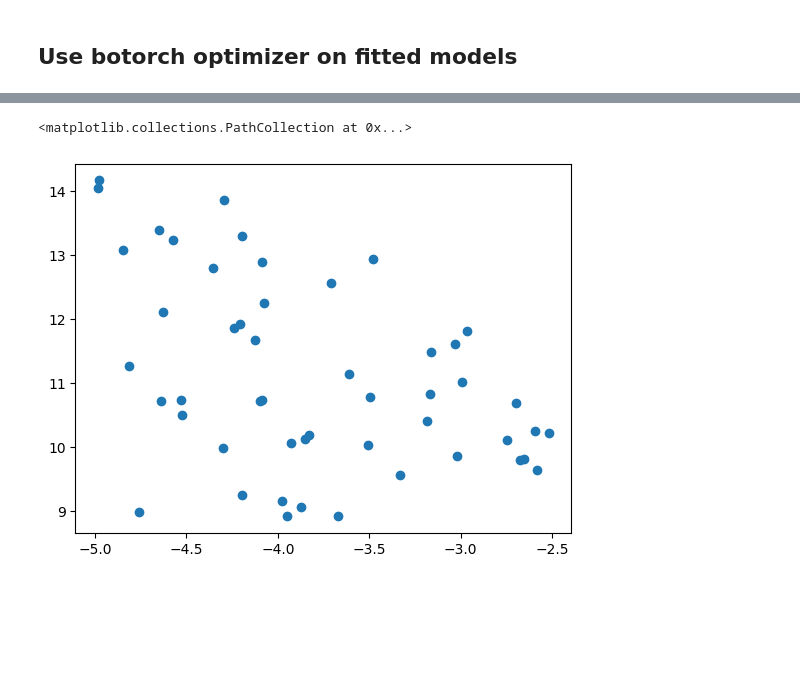
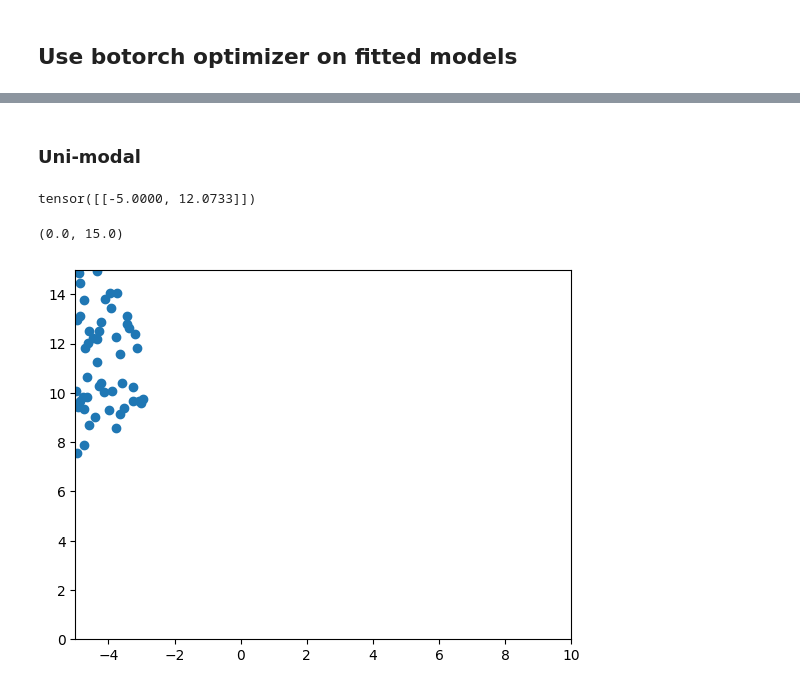
Before and after one commit to NatLabRockies/mmbo, a Jupyter notebook: notebooks/optim-test.ipynb, the cells around one changed output, grey strips where cells are left out. Drawn from its saved outputs; the diff is of its cells as text; code cells hidden in the pictures; blank space fills up the shorter version.

Commit message:
Optimize using botorch optimizer

```diff
--- a/notebooks/optim-test.ipynb
+++ b/notebooks/optim-test.ipynb
@@ -232,23 +125,21 @@ plt.scatter(X_init[:,0], X_init[:,1])
+# %% [markdown]
+### Uni-modal
 # %%
-import botorch
 
-objective = lambda x: probability_improvement_sigmoid(model, samples, x, Y_train_main.min())
 
-num_raw = 1000
+objective = lambda x: expected_improvement(model, samples, x, Y_train_main.min())
+
 num_points = 50
 
-raw_candidates = torch.rand((num_raw, 2)) * (high_lim - low_lim) + low_lim
-raw_objective = objective(raw_candidates)
-_,bestidx = torch.topk(raw_objective.squeeze(), num_points)
-candidates = raw_candidates[bestidx]
-
-#botorch.optim.optimize_acqf(objective, bounds, num_candidates, num_restarts, raw_samples = raw_samples)
-
-#
+X_new = select_next_point(objective, num_points, low_lim, high_lim, initial_samples = X_init)
+print(X_new)
+# %% [output]
+tensor([[-5.0000, 12.0733]])
 # %%
 plt.scatter(candidates[:,0], candidates[:,1])
-plt.xlim()
+plt.xlim(low_lim[0], high_lim[0])
+plt.ylim(low_lim[1], high_lim[1])
 # %% [output]
-<matplotlib.collections.PathCollection at 0x...>
+(0.0, 15.0)
-[figure, old version]
+[figure, new version]
 # %%
```
Also changed, not shown: parts of 27 cells of this notebook.
